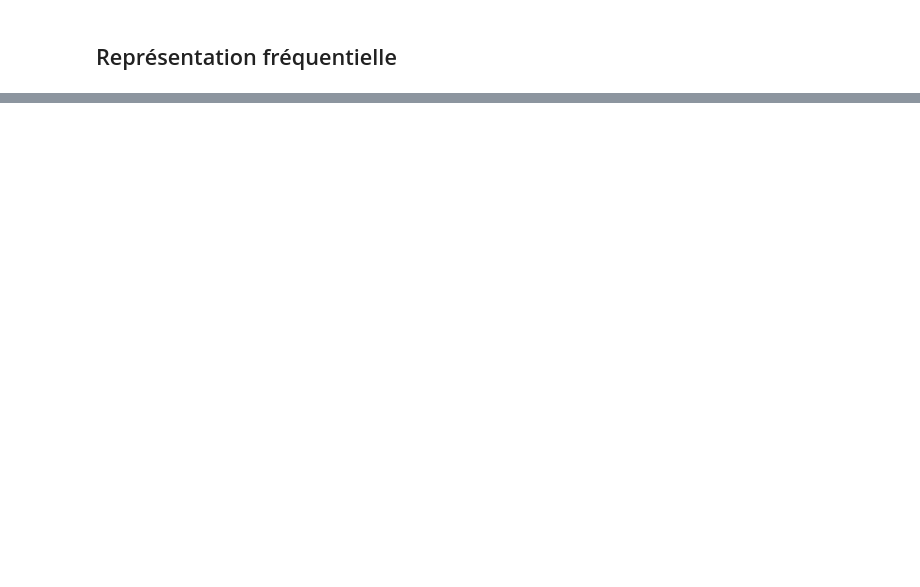
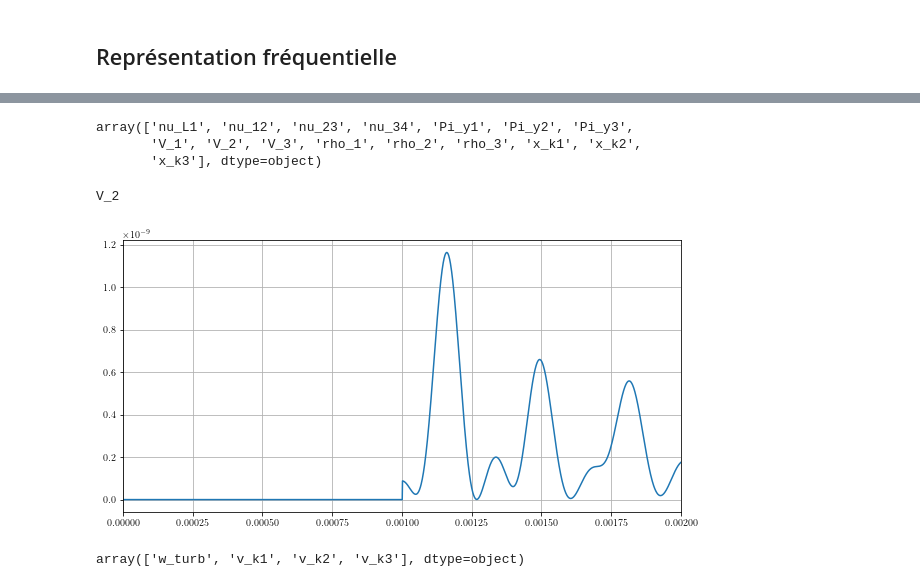
Before and after one commit to WetzelVictor/radiationVocalTract, a Jupyter notebook: 01_GRAPHS_tube_uniforme.ipynb, the cells around one changed output, grey strips where cells are left out. Drawn from its saved outputs; the diff is of its cells as text; code cells hidden in the pictures; blank space fills up the shorter version.

```diff
--- a/01_GRAPHS_tube_uniforme.ipynb
+++ b/01_GRAPHS_tube_uniforme.ipynb
@@ -488,0 +463,20 @@ if SAVE_FIG:
+# %%
+model['x_label'][:]
+# %% [output]
+array(['nu_L1', 'nu_12', 'nu_23', 'nu_34', 'Pi_y1', 'Pi_y2', 'Pi_y3',
+       'V_1', 'V_2', 'V_3', 'rho_1', 'rho_2', 'rho_3', 'x_k1', 'x_k2',
+       'x_k3'], dtype=object)
+# %%
+plt.figure(figsize=FIGSIZE)
+ind = 8
+print(model['x_label'][ind])
+plt.plot(t[indt], data['dxH'][:,ind])
+plt.xlim([0,0.002])
+plt.grid()
+# %% [output]
+V_2
+[figure, added]
+# %%
+model['w_label'][:]
+# %% [output]
+array(['w_turb', 'v_k1', 'v_k2', 'v_k3'], dtype=object)
```
Also changed, not shown: parts of 14 cells of this notebook, 1 other file.
